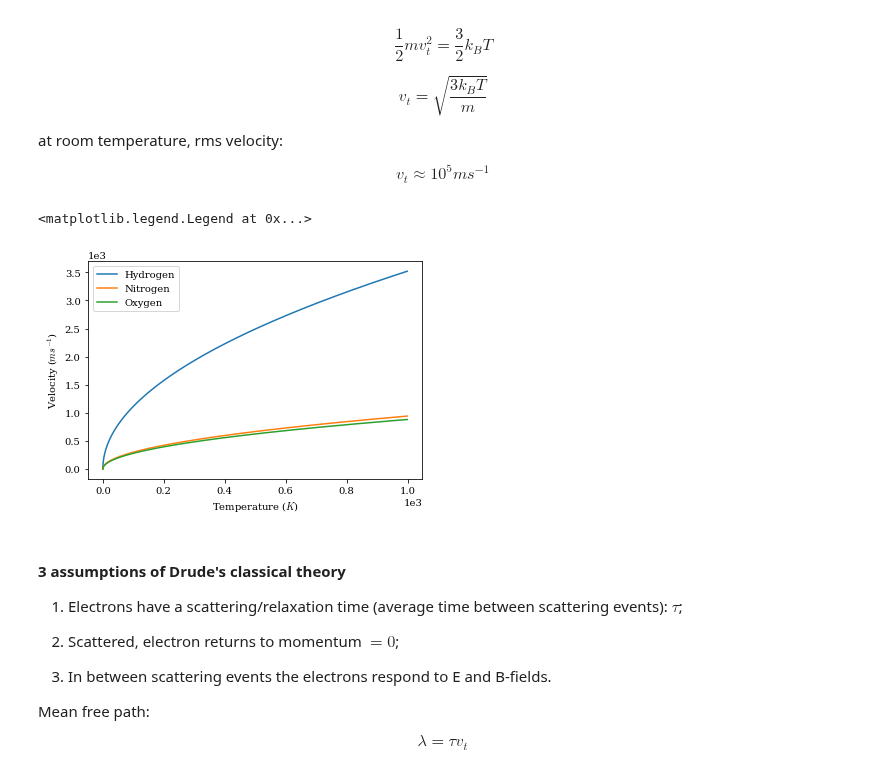
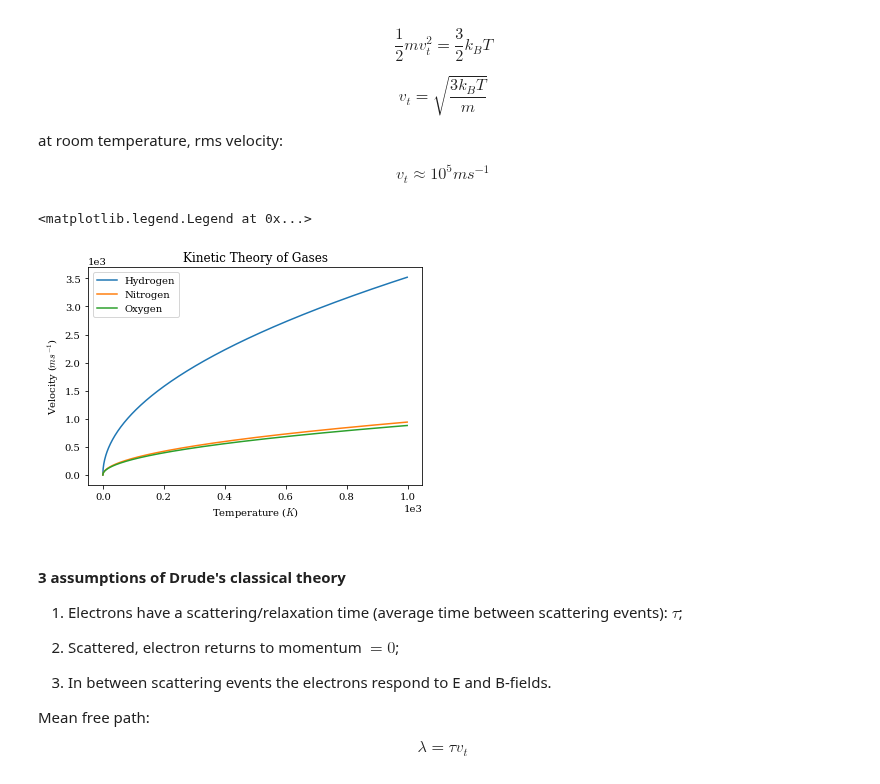
Before and after one commit to Photonico/USyd_CMP, a Jupyter notebook: Lecture 01/Lecture 01.ipynb, the cells around one changed output. Drawn from its saved outputs; the diff is of its cells as text; code cells hidden in the pictures.

```diff
--- a/Lecture 01/Lecture 01.ipynb
+++ b/Lecture 01/Lecture 01.ipynb
@@ -35,22 +35,23 @@ $$v_t \approx 10^5ms^{-1}$$
 # %%
 import numpy as np
 T = np.arange(0,1000,1)
 k = 1.380649e-23
 m = np.matrix([2,28,32])*1.67e-27
 v = np.sqrt(3*k*T/m.T)
 
 import matplotlib; import matplotlib.pyplot as plt
 matplotlib.rcParams['mathtext.fontset'] = 'cm'
 plt.rc('font', family='Serif')
 plt.ticklabel_format(style='sci', scilimits=(0,0))
+plt.title("Kinetic Theory of Gases")
 plt.xlabel(r"Temperature ($\mathit{K}$)"); plt.ylabel(r"Velocity ($ms^{-1}$)")
 plt.plot(T,np.array(v[0,:].T),label="Hydrogen")
 plt.plot(T,np.array(v[1,:].T),label="Nitrogen")
 plt.plot(T,np.array(v[2,:].T),label="Oxygen")
 plt.legend(loc='best')
 # %% [output]
 <matplotlib.legend.Legend at 0x...>
-[figure, old version]
+[figure, new version]
 # %% [markdown]
 #### 3 assumptions of Drude's classical theory
 
```
